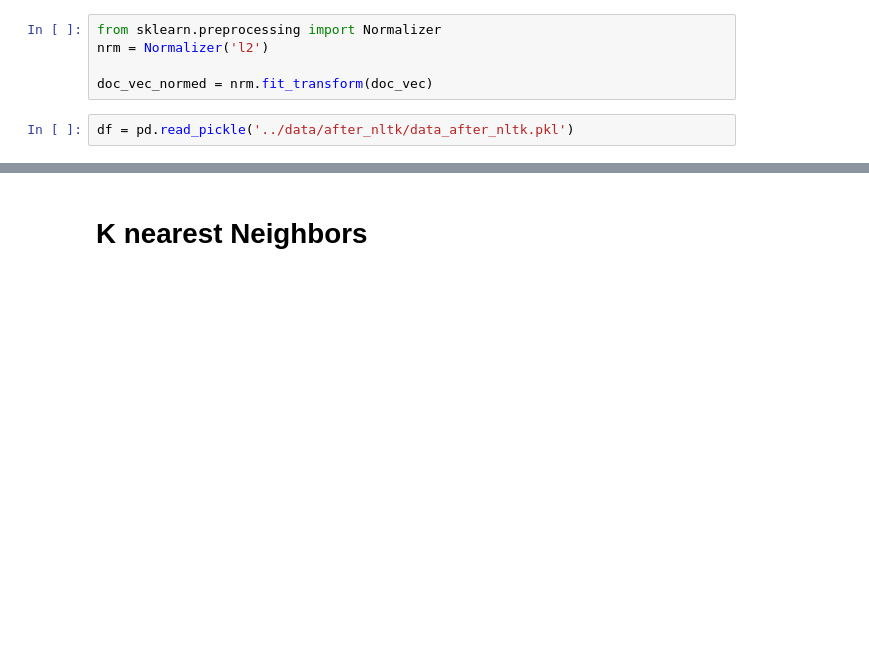
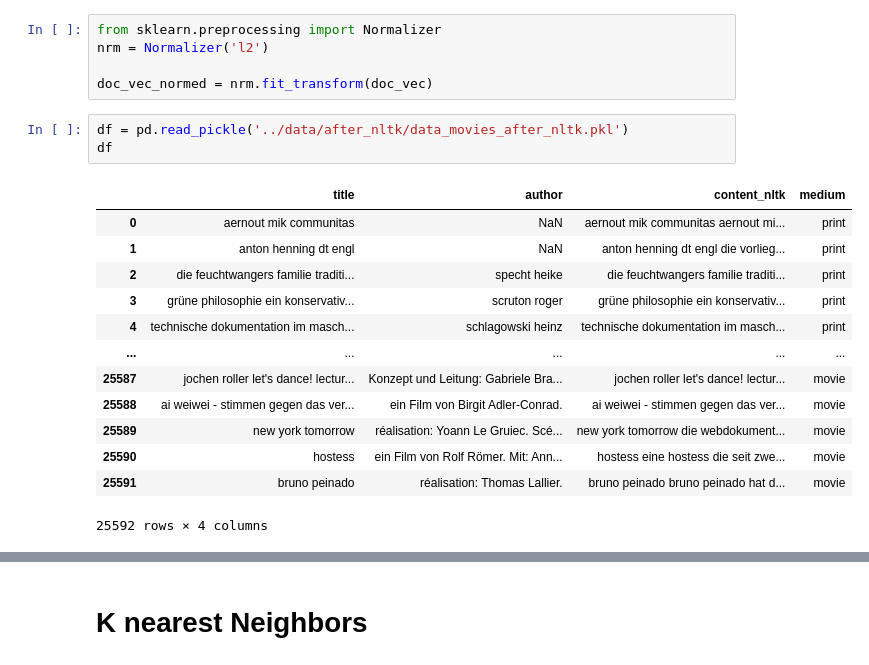
Before and after one commit to jopoint/library, a Jupyter notebook: src/bib_5_random_indexing.ipynb, the cells around one changed output, grey strips where cells are left out. Cells and saved outputs as stored; diff of their text form; blank space fills up the shorter version.

```diff
--- a/src/bib_5_random_indexing.ipynb
+++ b/src/bib_5_random_indexing.ipynb
@@ -206,7 +204,22 @@ nrm = Normalizer('l2')
 
 doc_vec_normed = nrm.fit_transform(doc_vec)
 # %%
-df = pd.read_pickle('../data/after_nltk/data_after_nltk.pkl')
+df = pd.read_pickle('../data/after_nltk/data_movies_after_nltk.pkl')
+df
+# %% [output]
+|  | title | author | content_nltk | medium |
+| 0 | aernout mik communitas | NaN | aernout mik communitas aernout mi... | print |
+| 1 | anton henning dt engl | NaN | anton henning dt engl die vorlieg... | print |
+| 2 | die feuchtwangers familie traditi... | specht heike | die feuchtwangers familie traditi... | print |
+| 3 | grüne philosophie ein konservativ... | scruton roger | grüne philosophie ein konservativ... | print |
+| 4 | technische dokumentation im masch... | schlagowski heinz | technische dokumentation im masch... | print |
+| ... | ... | ... | ... | ... |
+| 25587 | jochen roller let's dance! lectur... | Konzept und Leitung: Gabriele Bra... | jochen roller let's dance! lectur... | movie |
+| 25588 | ai weiwei - stimmen gegen das ver... | ein Film von Birgit Adler-Conrad. | ai weiwei - stimmen gegen das ver... | movie |
+| 25589 | new york tomorrow | réalisation: Yoann Le Gruiec. Scé... | new york tomorrow die webdokument... | movie |
+| 25590 | hostess | ein Film von Rolf Römer. Mit: Ann... | hostess eine hostess die seit zwe... | movie |
+| 25591 | bruno peinado | réalisation: Thomas Lallier. | bruno peinado bruno peinado hat d... | movie |
+25592 rows × 4 columns
 # %%
 # choose example
 example = query_id
```
Also changed, not shown: parts of 5 cells of this notebook, 12 other files.
